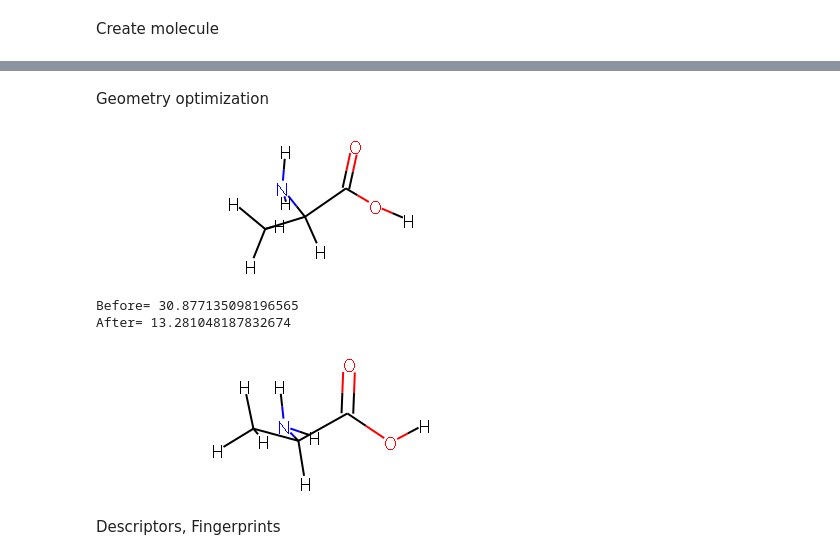
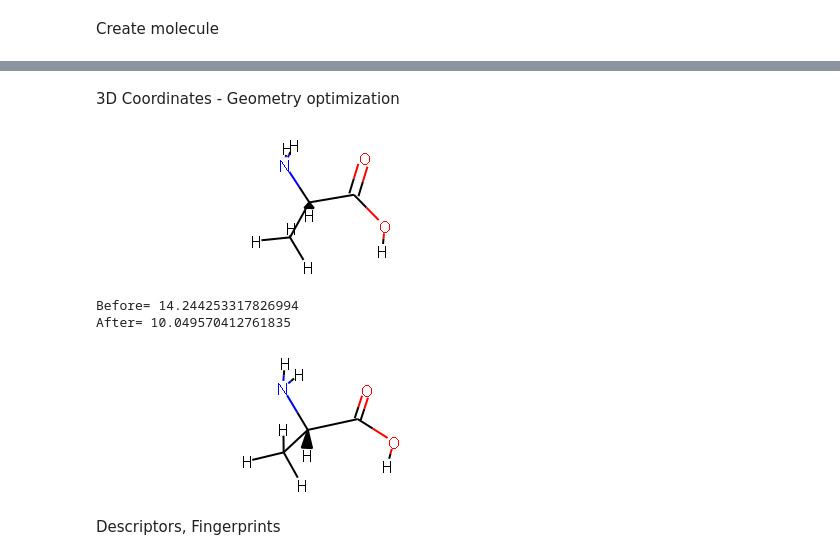
Before and after one commit to chchae/VSCourse, a Jupyter notebook: rdkit/RDKit_Tuturial_01.ipynb, the cells around one changed output, grey strips where cells are left out. Cells and saved outputs as stored; diff of their text form; code cells hidden in the pictures.

```diff
--- a/rdkit/RDKit_Tuturial_01.ipynb
+++ b/rdkit/RDKit_Tuturial_01.ipynb
@@ -59,12 +52,12 @@ Chem.MolToInchi(ala)
-# %% [markdown]
-Geometry optimization
+# %% [markdown]
+3D Coordinates - Geometry optimization
 # %%
-ala = Chem.MolFromSmiles( 'CC(C(=O)O)N' )
+ala = Chem.MolFromSmiles( 'N[C@@H](C)C(O)=O' )
 alaH = Chem.AddHs(ala)
 rdDistGeom.EmbedMolecule(alaH)
 alaH
 # %% [output]
-[figure, old version]
+[figure, new version]
 # %%
 ff = AllChem.UFFGetMoleculeForceField(alaH)
 print( "Before=", ff.CalcEnergy() )
@@ -72,9 +65,9 @@ AllChem.UFFOptimizeMolecule(alaH)
 print( "After=", ff.CalcEnergy() )
 alaH
 # %% [output]
-Before= 30.877135098196565
-After= 13.281048187832674
+Before= 14.244253317826994
+After= 10.049570412761835
-[figure, old version]
+[figure, new version]
 # %% [markdown]
 Descriptors, Fingerprints
 # %%
```
Also changed, not shown: parts of 30 cells of this notebook.
